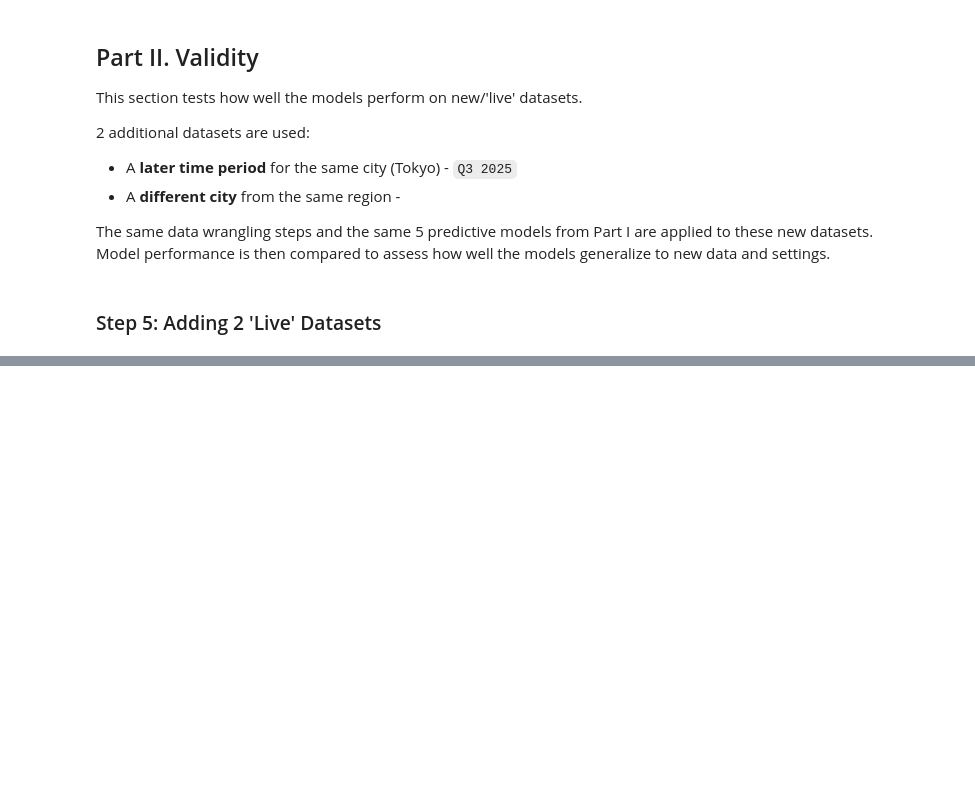
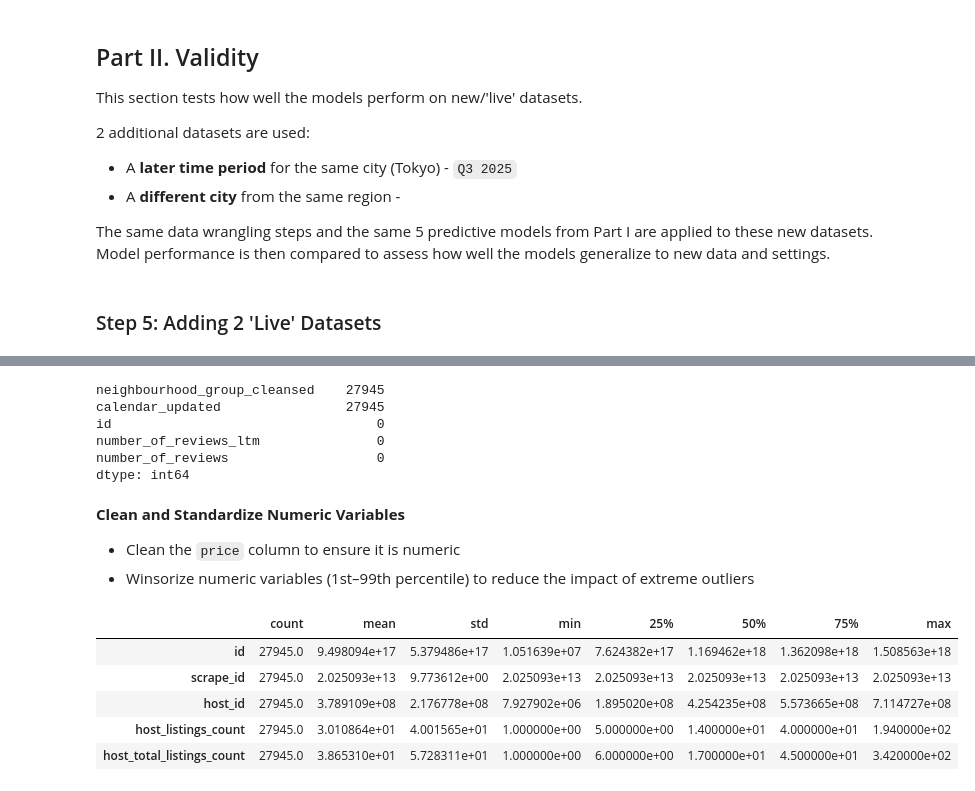
Before and after one commit to zarizachow/Data-Analysis-3, a Jupyter notebook: Assignment-1/chowdhury_zariza_assignment_1_code.ipynb, the cells around one changed output, grey strips where cells are left out. Cells and saved outputs as stored; diff of their text form; code cells hidden in the pictures; blank space fills up the shorter version.

```diff
--- a/Assignment-1/chowdhury_zariza_assignment_1_code.ipynb
+++ b/Assignment-1/chowdhury_zariza_assignment_1_code.ipynb
@@ -875,0 +941,65 @@ Model performance is then compared to assess how well the models generalize to n
+# %%
+# Handle missing values
+
+# Separate numeric and categorical columns
+numeric_cols = df_tokyo_q3_2025.select_dtypes(include=[np.number]).columns
+categorical_cols = df_tokyo_q3_2025.select_dtypes(exclude=[np.number]).columns
+
+# Impute numeric variables with median
+for col in numeric_cols:
+    df_tokyo_q3_2025[col] = df_tokyo_q3_2025[col].fillna(df_tokyo_q3_2025[col].median())
+
+# Impute categorical variables with explicit category
+for col in categorical_cols:
+    df_tokyo_q3_2025[col] = df_tokyo_q3_2025[col].fillna("missing")
+
+# Sanity check
+df_tokyo_q3_2025.isnull().sum().sort_values(ascending=False).head()
+# %% [output]
+neighbourhood_group_cleansed    27945
+calendar_updated                27945
+id                                  0
+number_of_reviews_ltm               0
+number_of_reviews                   0
+dtype: int64
+# %% [markdown]
+**Clean and Standardize Numeric Variables**
+
+- Clean the `price` column to ensure it is numeric
+- Winsorize numeric variables (1st–99th percentile) to reduce the impact of extreme outliers
+# %%
+# Clean and standardize numeric variables
+
+# Fix price variable (it may contain strings or missing)
+df_tokyo_q3_2025["price"] = df_tokyo_q3_2025["price"].replace("missing", np.nan)
+
+df_tokyo_q3_2025["price"] = (
+    df_tokyo_q3_2025["price"]
+    .astype(str)
+    .str.replace("$", "", regex=False)
+    .str.replace(",", "", regex=False)
+)
+
+df_tokyo_q3_2025["price"] = pd.to_numeric(df_tokyo_q3_2025["price"], errors="coerce")
+
+# Impute missing price values with median
+df_tokyo_q3_2025["price"] = df_tokyo_q3_2025["price"].fillna(df_tokyo_q3_2025["price"].median())
+
+# Update numeric columns after cleaning price
+numeric_cols = df_tokyo_q3_2025.select_dtypes(include=[np.number]).columns
+
+# Cap extreme values (simple winsorization)
+for col in numeric_cols:
+    lower = df_tokyo_q3_2025[col].quantile(0.01)
+    upper = df_tokyo_q3_2025[col].quantile(0.99)
+    df_tokyo_q3_2025[col] = df_tokyo_q3_2025[col].clip(lower, upper)
+
+# Sanity check
+df_tokyo_q3_2025[numeric_cols].describe().T.head()
+# %% [output]
+|  | count | mean | std | min | 25% | 50% | 75% | max |
+| id | 27945.0 | 9.498094e+17 | 5.379486e+17 | 1.051639e+07 | 7.624382e+17 | 1.169462e+18 | 1.362098e+18 | 1.508563e+18 |
+| scrape_id | 27945.0 | 2.025093e+13 | 9.773612e+00 | 2.025093e+13 | 2.025093e+13 | 2.025093e+13 | 2.025093e+13 | 2.025093e+13 |
+| host_id | 27945.0 | 3.789109e+08 | 2.176778e+08 | 7.927902e+06 | 1.895020e+08 | 4.254235e+08 | 5.573665e+08 | 7.114727e+08 |
+| host_listings_count | 27945.0 | 3.010864e+01 | 4.001565e+01 | 1.000000e+00 | 5.000000e+00 | 1.400000e+01 | 4.000000e+01 | 1.940000e+02 |
+| host_total_listings_count | 27945.0 | 3.865310e+01 | 5.728311e+01 | 1.000000e+00 | 6.000000e+00 | 1.700000e+01 | 4.500000e+01 | 3.420000e+02 |
```
Also changed, not shown: parts of 65 cells of this notebook, 5 other files.
